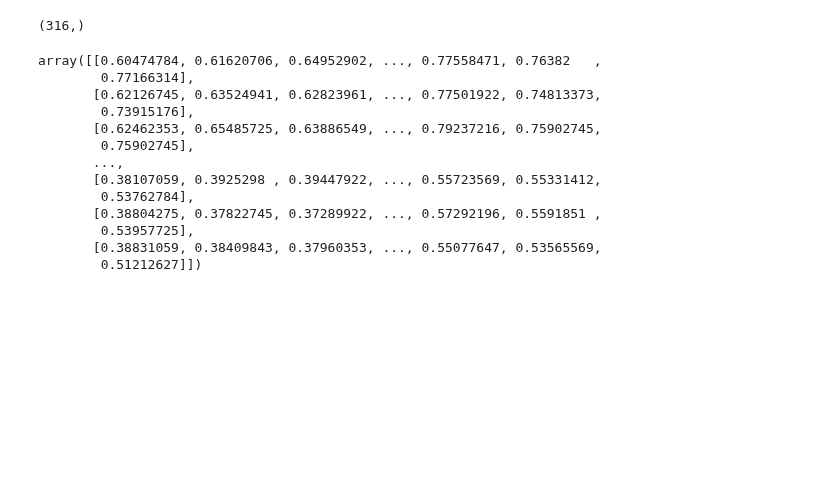
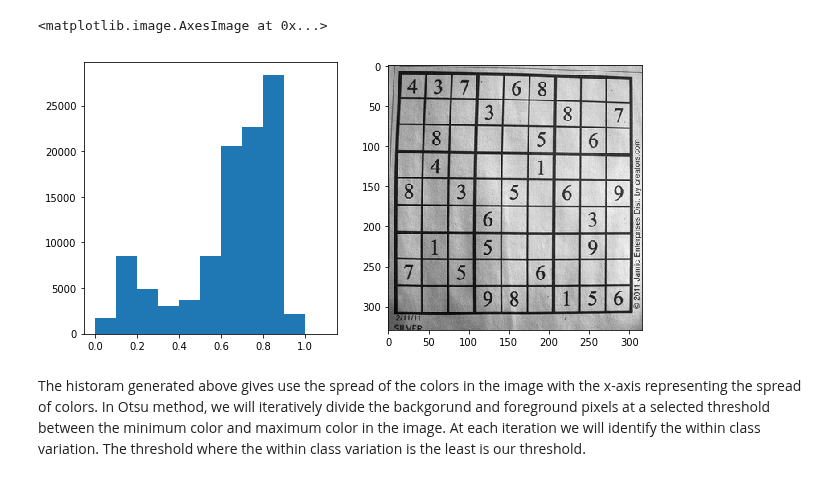
Before and after one commit to muthuspark/ml_research, a Jupyter notebook: Otsu Thresholding implementation.ipynb, the cells around one changed output. Cells and saved outputs as stored; diff of their text form; code cells hidden in the pictures; blank space fills up the shorter version.

Commit message:
otsu threshold implementation

```diff
--- a/Otsu Thresholding implementation.ipynb
+++ b/Otsu Thresholding implementation.ipynb
@@ -42,20 +21,12 @@ plt.hist(gray_img)
-# %%
-gray_img[0].shape
-# %% [output]
-(316,)
-# %%
-gray_img
-# %% [output]
-array([[0.60474784, 0.61620706, 0.64952902, ..., 0.77558471, 0.76382   ,
-        0.77166314],
-       [0.62126745, 0.63524941, 0.62823961, ..., 0.77501922, 0.74813373,
-        0.73915176],
-       [0.62462353, 0.65485725, 0.63886549, ..., 0.79237216, 0.75902745,
-        0.75902745],
-       ...,
-       [0.38107059, 0.3925298 , 0.39447922, ..., 0.55723569, 0.55331412,
-        0.53762784],
-       [0.38804275, 0.37822745, 0.37289922, ..., 0.57292196, 0.5591851 ,
-        0.53957725],
-       [0.38831059, 0.38409843, 0.37960353, ..., 0.55077647, 0.53565569,
-        0.51212627]])
+# %%
+# generate image histogram
+hist = np.histogram(gray_img.flatten())
+fig, ax = plt.subplots(ncols=2, figsize=(10,5))
+
+ax[0].hist(gray_img.flatten(), bins=bins)
+ax[1].imshow(gray_img, cmap="gray")
+# %% [output]
+<matplotlib.image.AxesImage at 0x...>
+[figure, added]
+# %% [markdown]
+The historam generated above gives use the spread of the colors in the image with the x-axis representing the spread of colors. In Otsu method, we will iteratively divide the backgorund and foreground pixels at a selected threshold between the minimum color and maximum color in the image. At each iteration we will identify the within class variation. The threshold where the within class variation is the least is our threshold.
```
Also changed, not shown: parts of 6 cells of this notebook.
